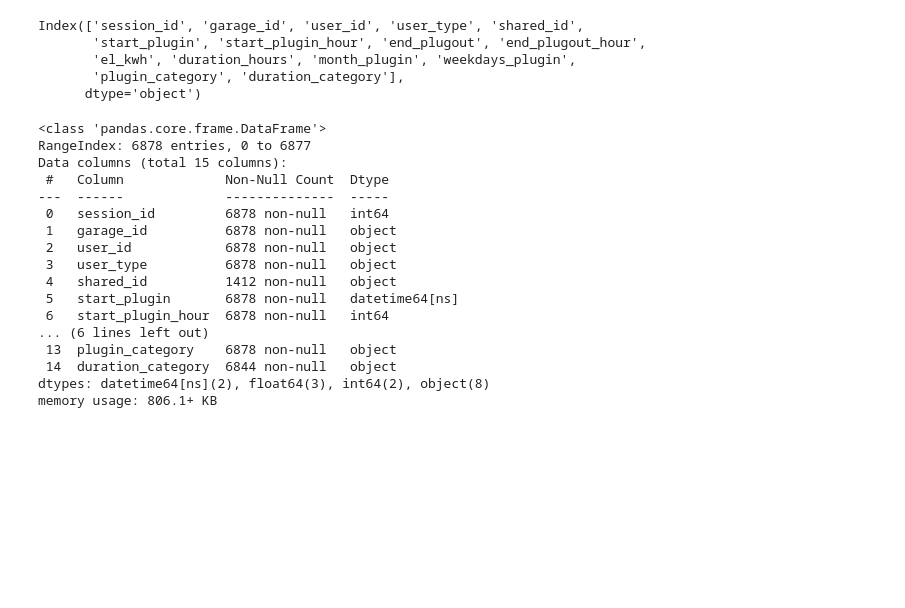
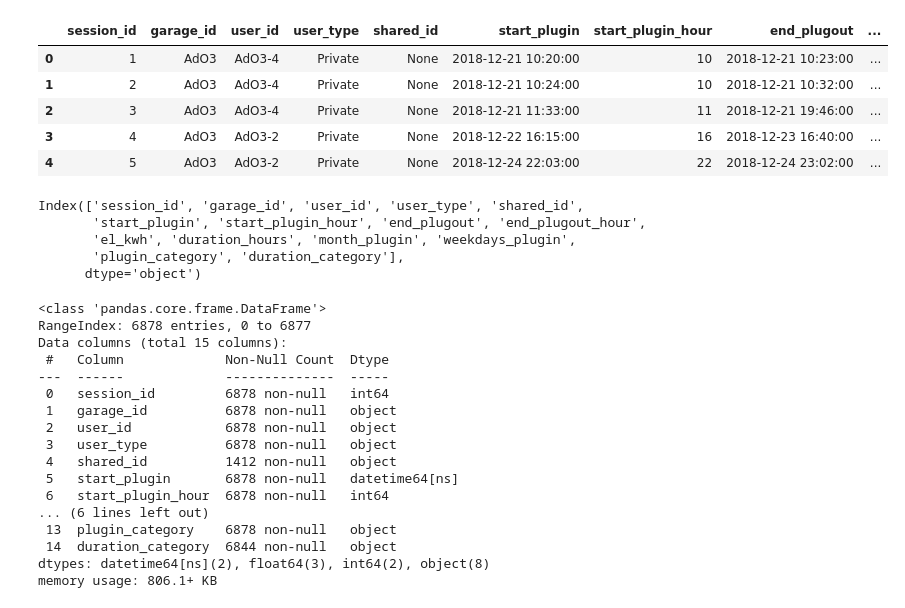
Before and after one commit to zahr888/mlops-ev-charging-predictor, a Jupyter notebook: notebooks/cleaning_data.ipynb, the cells around one changed output. Saved outputs shown, nothing was run; the diff lists cells and outputs as text; code cells hidden in the pictures; blank space fills up the shorter version.

Commit message:
reworking the save_parquet and cleaning_data

```diff
--- a/notebooks/test.ipynb
+++ b/notebooks/cleaning_data.ipynb
@@ -1,5 +6,8 @@
 # %%
-import pandas as pd
-df = pd.read_csv('../data/trondheim/ev_charging_reports.csv', sep=';', encoding='utf-8', parse_dates=['Start_plugin','End_plugout'],decimal=',', dayfirst=True)
-print(df.head())
+# pulling the parquets from s3 and loading into pandas dataframes
+
+storage_options = {
+    "client_kwargs": {"endpoint_url": "http://localhost:4566"},"key": "test", "secret": "test"  }
+df = pd.read_parquet('s3://ev-data', engine='pyarrow', storage_options=storage_options)
+df.head()
 # %% [output]
@@ -23,3 +14,9 @@ print(df.head())
+|  | session_id | garage_id | user_id | user_type | shared_id | start_plugin | start_plugin_hour | end_plugout | ... |
+| 0 | 1 | AdO3 | AdO3-4 | Private | None | 2018-12-21 10:20:00 | 10 | 2018-12-21 10:23:00 | ... |
+| 1 | 2 | AdO3 | AdO3-4 | Private | None | 2018-12-21 10:24:00 | 10 | 2018-12-21 10:32:00 | ... |
+| 2 | 3 | AdO3 | AdO3-4 | Private | None | 2018-12-21 11:33:00 | 11 | 2018-12-21 19:46:00 | ... |
+| 3 | 4 | AdO3 | AdO3-2 | Private | None | 2018-12-22 16:15:00 | 16 | 2018-12-23 16:40:00 | ... |
+| 4 | 5 | AdO3 | AdO3-2 | Private | None | 2018-12-24 22:03:00 | 22 | 2018-12-24 23:02:00 | ... |
 # %%
 #standardizing column names
 df.columns = df.columns.str.lower().str.replace(' ', '_')
```
Also changed, not shown: parts of 6 cells of this notebook, 23 other files.
